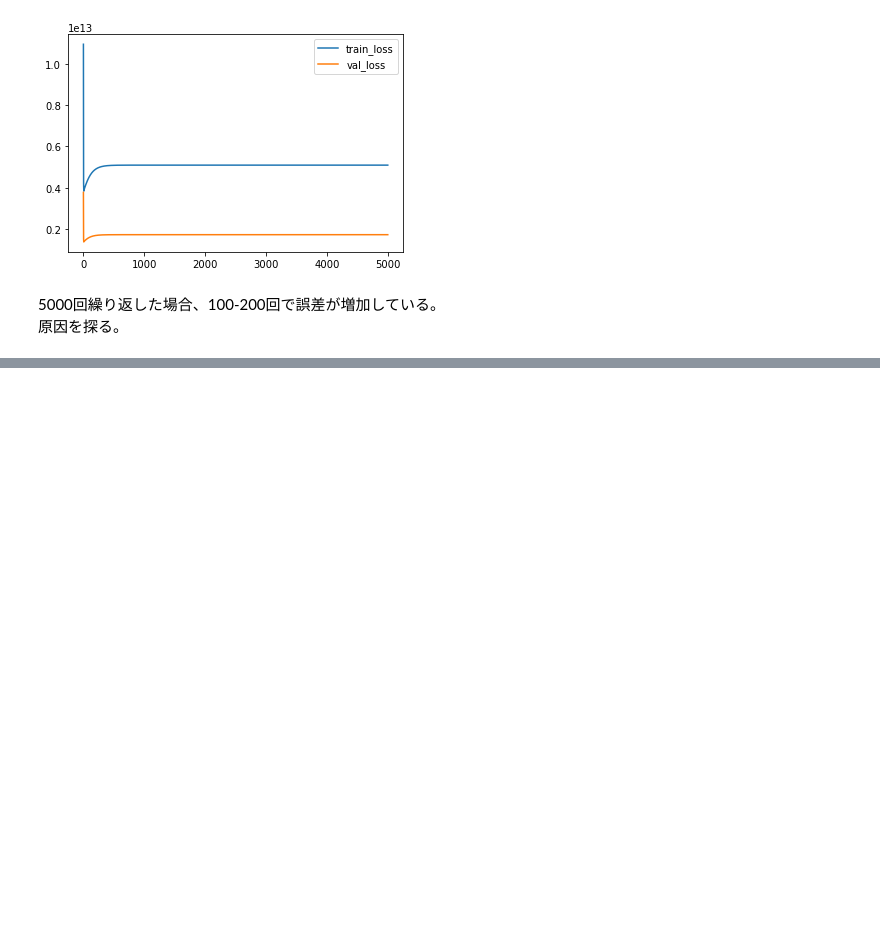
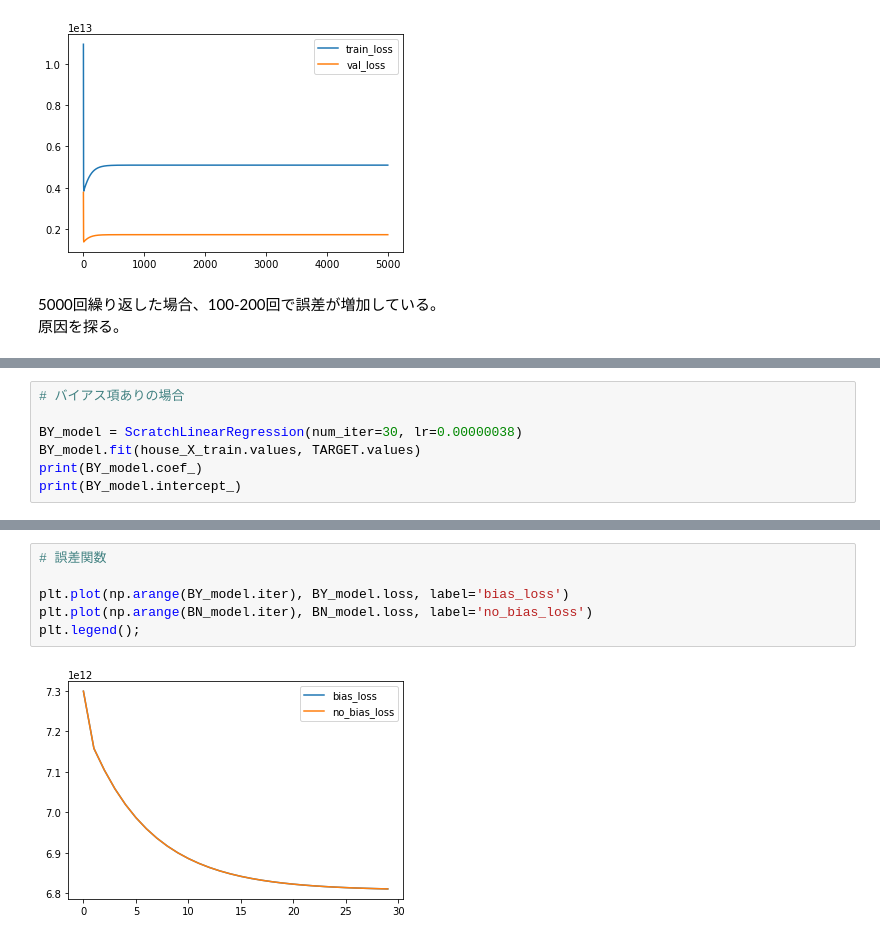
Before and after one commit to satoshi-MTS/DIC_Linear_regression, a Jupyter notebook: result.ipynb, the cells around one changed output, grey strips where cells are left out. Saved outputs shown, nothing was run; the diff lists cells and outputs as text; blank space fills up the shorter version.

```diff
--- a/result.ipynb
+++ b/result.ipynb
@@ -580,0 +662,7 @@ plt.legend();
+# %%
+# バイアス項ありの場合
+
+BY_model = ScratchLinearRegression(num_iter=30, lr=0.00000038)
+BY_model.fit(house_X_train.values, TARGET.values)
+print(BY_model.coef_)
+print(BY_model.intercept_)
@@ -580,0 +688,8 @@ plt.legend();
+# %%
+# 誤差関数
+
+plt.plot(np.arange(BY_model.iter), BY_model.loss, label='bias_loss')
+plt.plot(np.arange(BN_model.iter), BN_model.loss, label='no_bias_loss')
+plt.legend();
+# %% [output]
+[figure, added]
```
Also changed, not shown: parts of 33 cells of this notebook.
